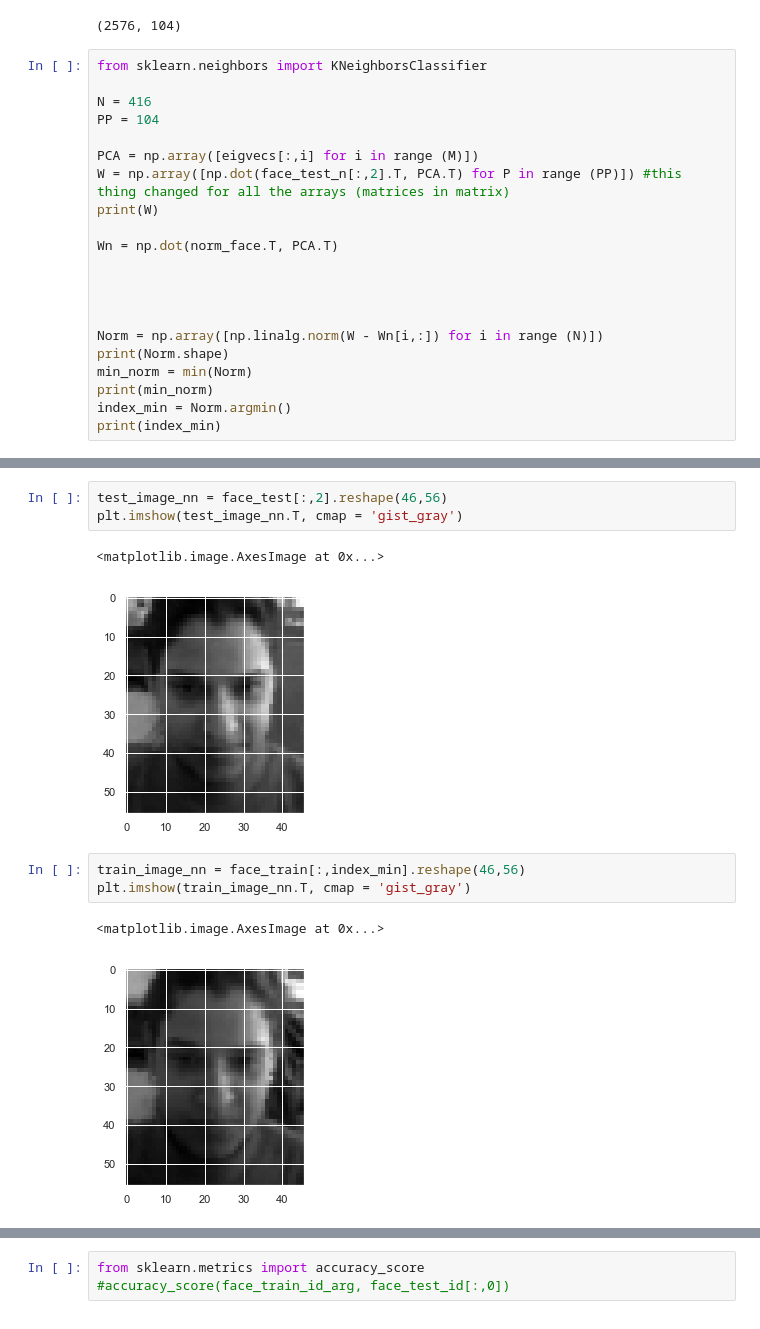
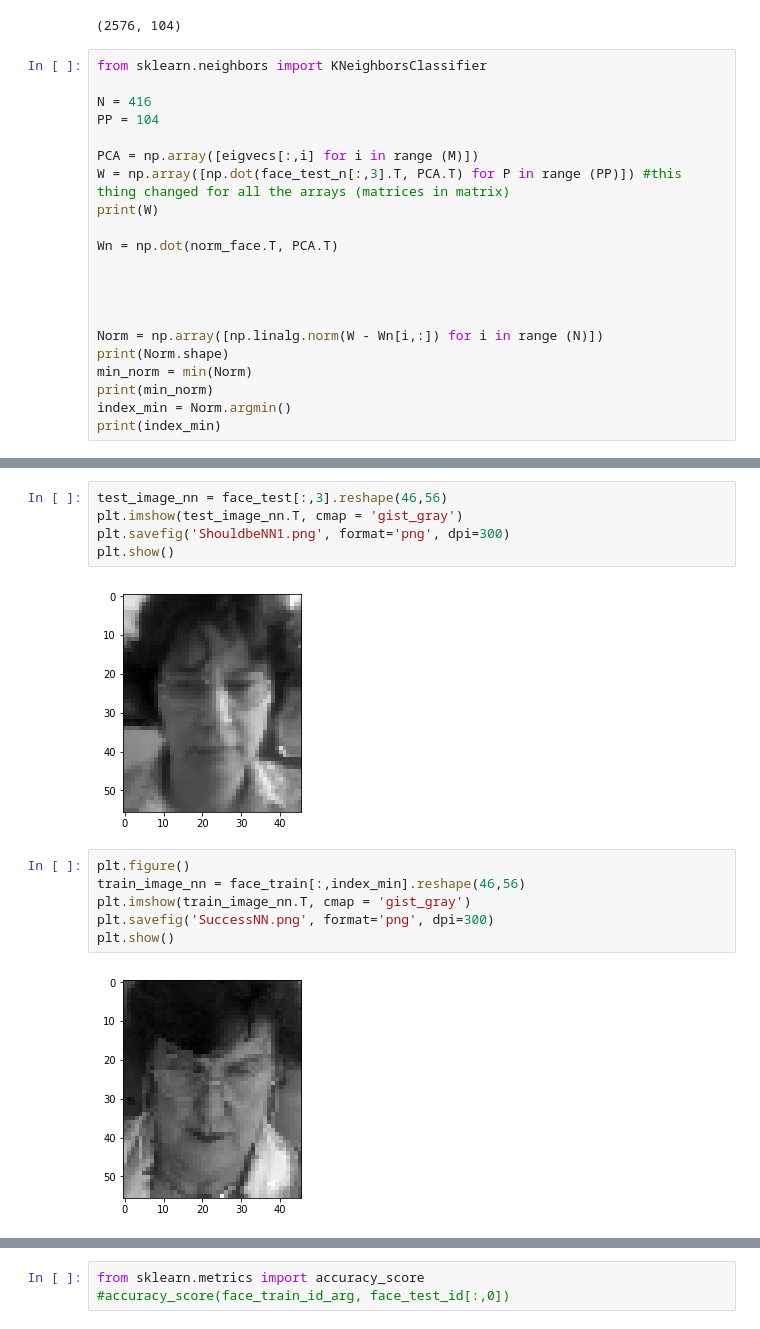
Before and after one commit to patrickreich/patternrec, a Jupyter notebook: CW1.ipynb, the cells around one changed output, grey strips where cells are left out. Cells and saved outputs as stored; diff of their text form.

```diff
--- a/CW1.ipynb
+++ b/CW1.ipynb
@@ -435,7 +435,7 @@ N = 416
 PP = 104
 
 PCA = np.array([eigvecs[:,i] for i in range (M)])
-W = np.array([np.dot(face_test_n[:,2].T, PCA.T) for P in range (PP)]) #this thing changed for all the arrays (matrices in matrix)
+W = np.array([np.dot(face_test_n[:,3].T, PCA.T) for P in range (PP)]) #this thing changed for all the arrays (matrices in matrix)
 print(W)
 
 Wn = np.dot(norm_face.T, PCA.T)
@@ -476,12 +476,15 @@ print(face_train_id_arg)
 # %%
-test_image_nn = face_test[:,2].reshape(46,56)
+test_image_nn = face_test[:,3].reshape(46,56)
 plt.imshow(test_image_nn.T, cmap = 'gist_gray')
+plt.savefig('ShouldbeNN1.png', format='png', dpi=300)
+plt.show()
 # %% [output]
-<matplotlib.image.AxesImage at 0x...>
-[figure, old version]
+[figure, new version]
 # %%
+plt.figure()
 train_image_nn = face_train[:,index_min].reshape(46,56)
 plt.imshow(train_image_nn.T, cmap = 'gist_gray')
+plt.savefig('SuccessNN.png', format='png', dpi=300)
+plt.show()
 # %% [output]
-<matplotlib.image.AxesImage at 0x...>
-[figure, old version]
+[figure, new version]
```
Also changed, not shown: parts of 19 cells of this notebook, 12 other files.
